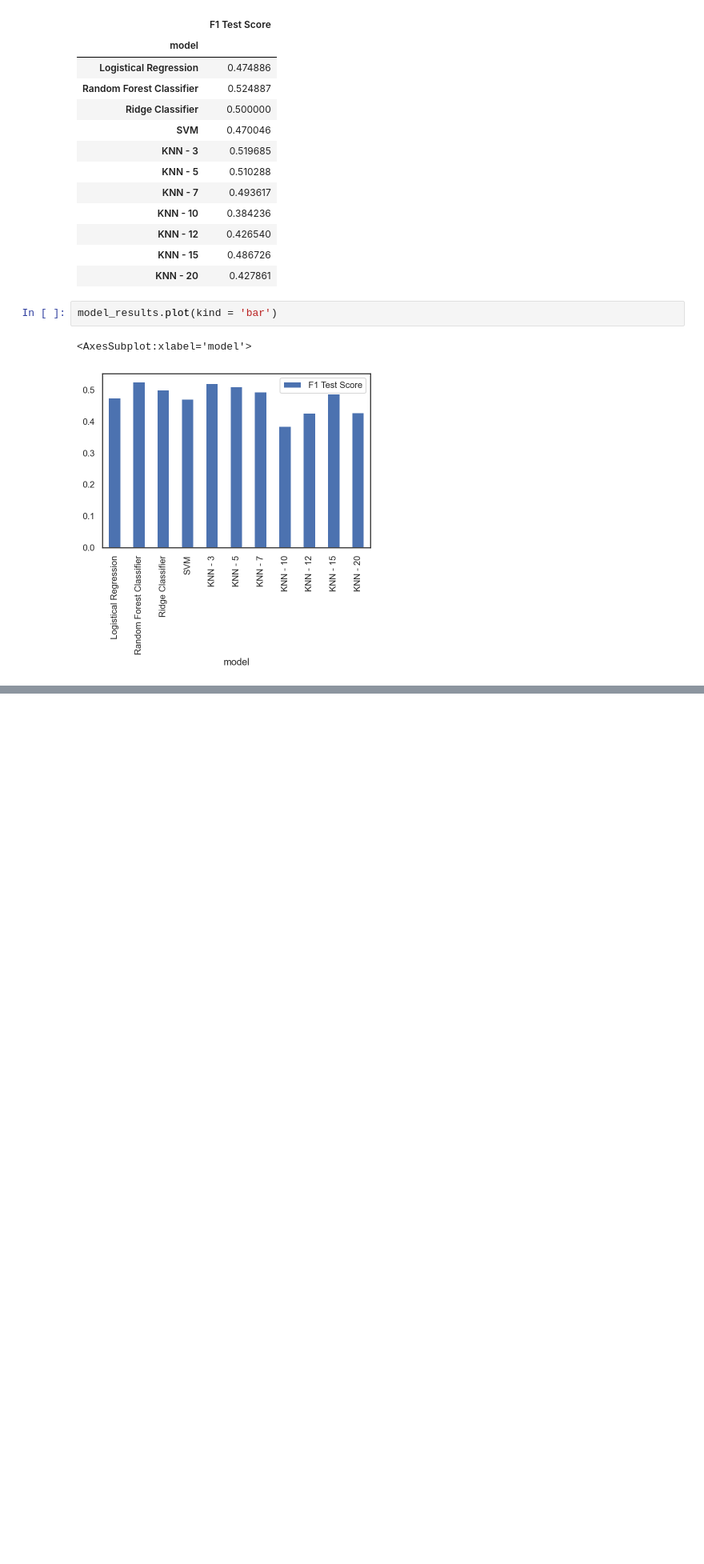
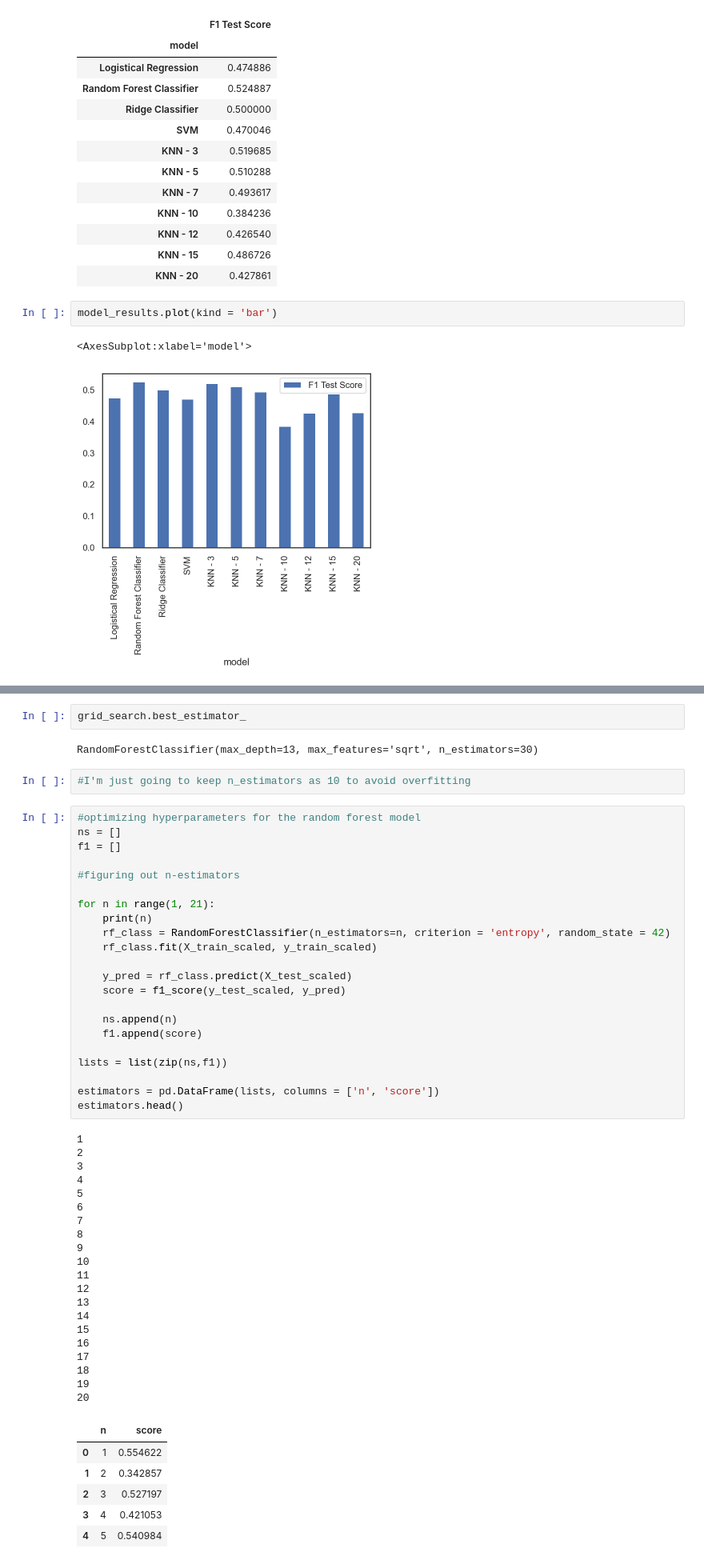
Before and after one commit to vmmadathil/spotify-acrostic, a Jupyter notebook: notebooks/03-VM-Binary_Prep.ipynb, the cells around one changed output, grey strips where cells are left out. Shown at 80% size. Drawn from its saved outputs; the diff is of its cells as text; blank space fills up the shorter version.

```diff
--- a/notebooks/03-VM-Binary_Prep.ipynb
+++ b/notebooks/03-VM-Binary_Prep.ipynb
@@ -357,0 +423,55 @@ model_results.plot(kind = 'bar')
+# %%
+grid_search.best_estimator_
+# %% [output]
+RandomForestClassifier(max_depth=13, max_features='sqrt', n_estimators=30)
+# %%
+#I'm just going to keep n_estimators as 10 to avoid overfitting
+# %%
+#optimizing hyperparameters for the random forest model
+ns = []
+f1 = []
+
+#figuring out n-estimators
+
+for n in range(1, 21):
+    print(n)
+    rf_class = RandomForestClassifier(n_estimators=n, criterion = 'entropy', random_state = 42)
+    rf_class.fit(X_train_scaled, y_train_scaled)
+
+    y_pred = rf_class.predict(X_test_scaled)
+    score = f1_score(y_test_scaled, y_pred)
+
+    ns.append(n)
+    f1.append(score)
+
+lists = list(zip(ns,f1))
+
+estimators = pd.DataFrame(lists, columns = ['n', 'score'])
+estimators.head()
+# %% [output]
+1
+2
+3
+4
+5
+6
+7
+8
+9
+10
+11
+12
+13
+14
+15
+16
+17
+18
+19
+20
+|  | n | score |
+| 0 | 1 | 0.554622 |
+| 1 | 2 | 0.342857 |
+| 2 | 3 | 0.527197 |
+| 3 | 4 | 0.421053 |
+| 4 | 5 | 0.540984 |
```
Also changed, not shown: parts of 13 cells of this notebook.
